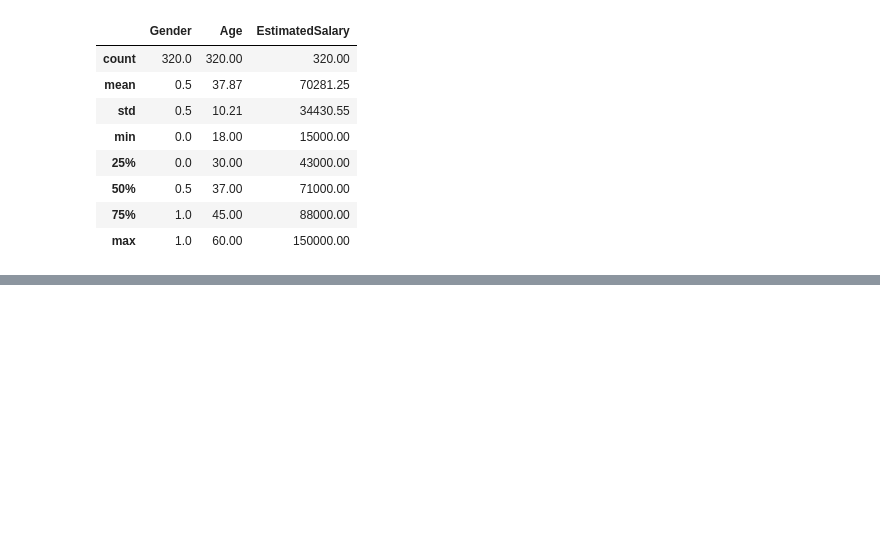
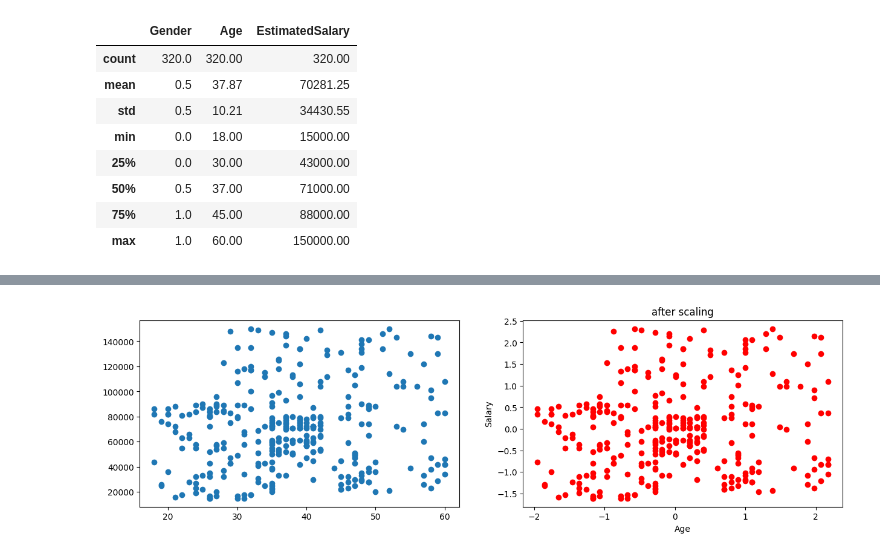
Before and after one commit to Dhe-Reigner/sk-learn, a Jupyter notebook: sci.ipynb, the cells around one changed output, grey strips where cells are left out. Cells and saved outputs as stored; diff of their text form; code cells hidden in the pictures; blank space fills up the shorter version.

```diff
--- a/sci.ipynb
+++ b/sci.ipynb
@@ -502,3 +514,6 @@ np.round(X_train.describe(),2)
+# %%
+X_train_scaled = pd.DataFrame(data = X_train_scaled, columns = X_train.columns)
+X_test_scaled = pd.DataFrame(data = X_test_scaled, columns = X_test.columns)
 # %%
 np.round(X_train_scaled.describe(),2)
 # %% [output]
@@ -505,0 +541,14 @@ AttributeError: 'numpy.ndarray' object has no attribute 'describe'
+# %%
+fig,(x1,x2) = plt.subplots(1,2,figsize=(15, 4))
+x1.scatter(X_train['Age'],X_train['EstimatedSalary'])
+plt.title("before")
+plt.xlabel("Age")
+plt.ylabel("Salary")
+
+x2.scatter(X_train_scaled['Age'], X_train_scaled['EstimatedSalary'],color='red')
+plt.title('after scaling')
+plt.xlabel("Age")
+plt.ylabel('Salary')
+plt.show()
+# %% [output]
+[figure, added]
```
Also changed, not shown: parts of 42 cells of this notebook, 1 other file.
